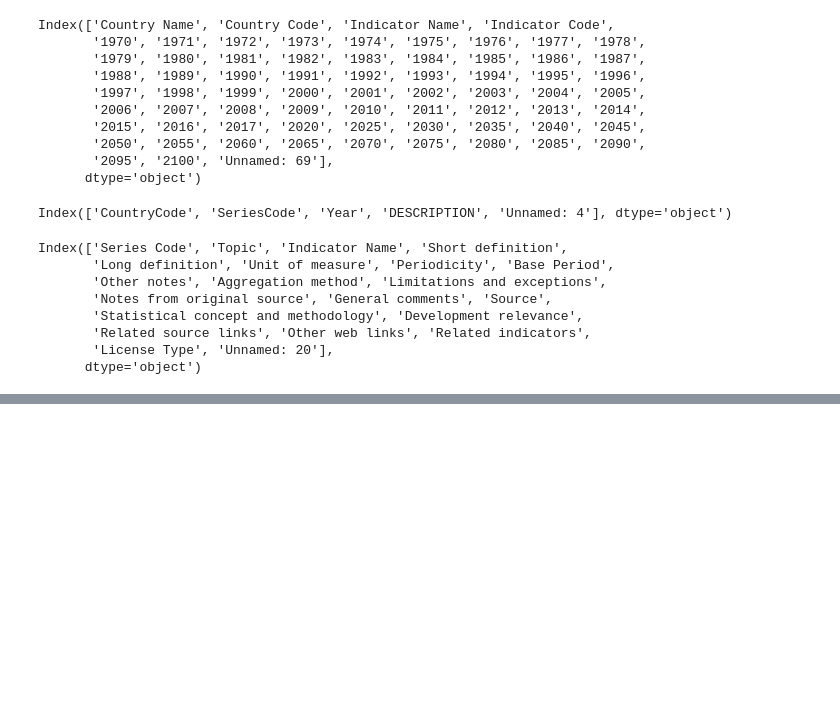
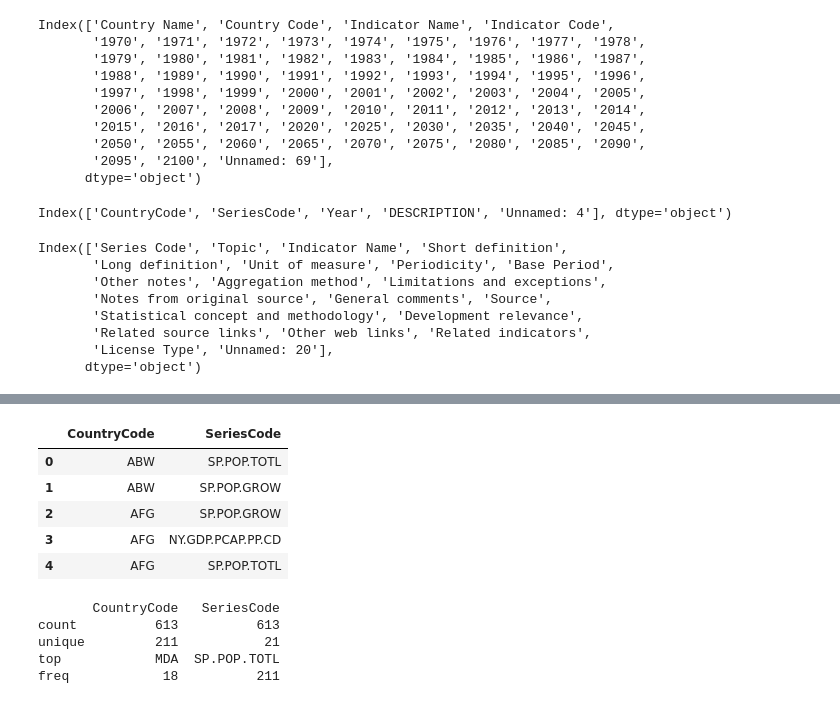
Before and after one commit to SafiaData/OpenclassroomsProjet2, a Jupyter notebook: PROJET 2 OPENCLASSROOMS .ipynb, the cells around one changed output, grey strips where cells are left out. Saved outputs shown, nothing was run; the diff lists cells and outputs as text; code cells hidden in the pictures; blank space fills up the shorter version.

```diff
--- a/PROJET 2 OPENCLASSROOMS .ipynb
+++ b/PROJET 2 OPENCLASSROOMS .ipynb
@@ -131,0 +151,20 @@ Index(['Series Code', 'Topic', 'Indicator Name', 'Short definition',
+# %%
+df_series = df_series.drop(columns=['Unnamed: 3'])
+df_series = df_series.drop(columns=['DESCRIPTION'])
+# %%
+df_series.head()
+# %% [output]
+|  | CountryCode | SeriesCode |
+| 0 | ABW | SP.POP.TOTL |
+| 1 | ABW | SP.POP.GROW |
+| 2 | AFG | SP.POP.GROW |
+| 3 | AFG | NY.GDP.PCAP.PP.CD |
+| 4 | AFG | SP.POP.TOTL |
+# %%
+print(df_series.describe(include='object'))
+# %% [output]
+       CountryCode   SeriesCode
+count          613          613
+unique         211           21
+top            MDA  SP.POP.TOTL
+freq            18          211
```
Also changed, not shown: parts of 13 cells of this notebook.
